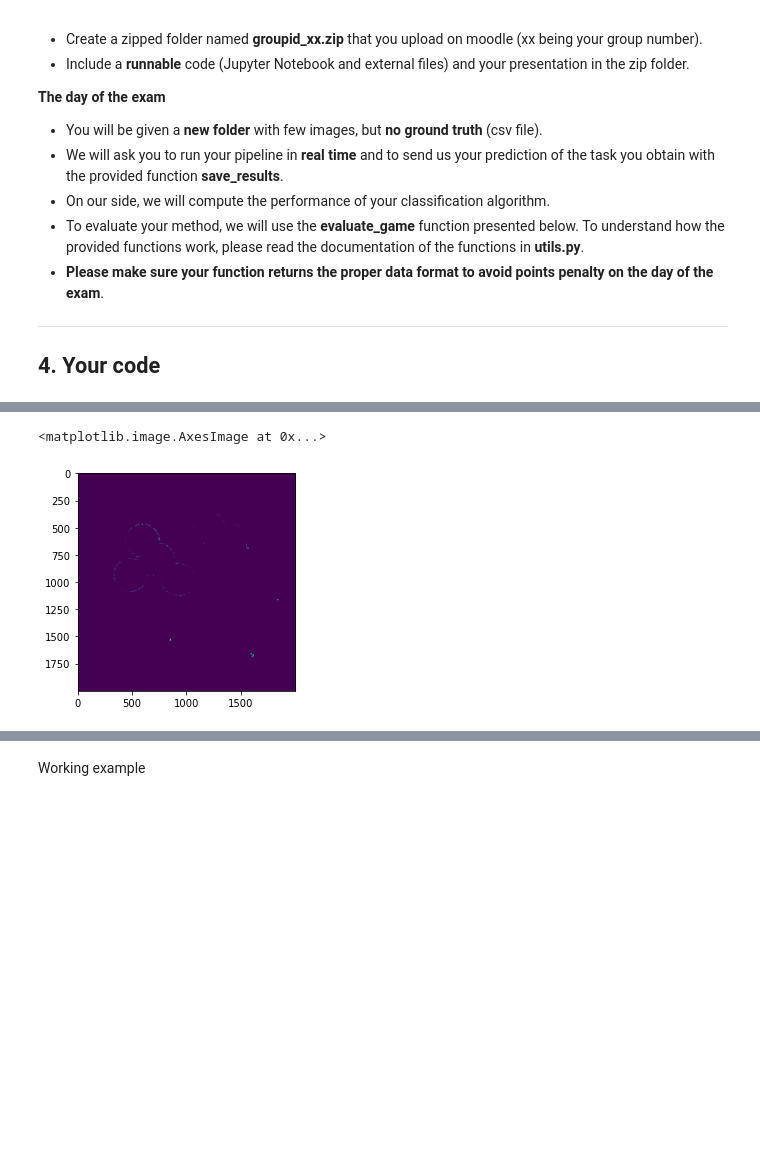
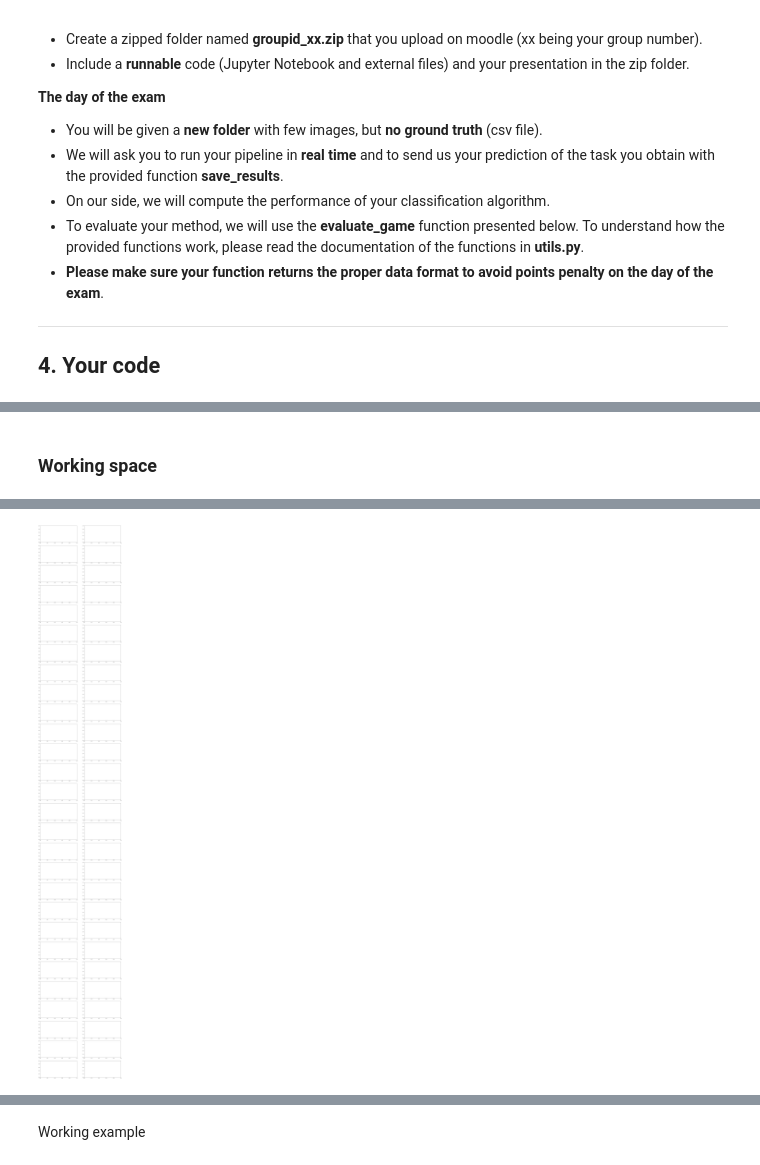
Before and after one commit to fraborg99/Iapr_final_project, a Jupyter notebook: project.ipynb, the cells around one changed output, grey strips where cells are left out. Saved outputs shown, nothing was run; the diff lists cells and outputs as text; code cells hidden in the pictures; blank space fills up the shorter version.

Commit message:
count fiches

```diff
--- a/project.ipynb
+++ b/project.ipynb
@@ -432,11 +378,0 @@ plt.imshow(hsv)
-# %%
-hsv = cv2.cvtColor(fiches, cv2.COLOR_BGR2HSV)
-# lower bound and upper bound for Green color
-lower_bound = np.array([50, 20, 20])
-upper_bound = np.array([100, 255, 255])
-# find the colors within the boundaries
-mask = cv2.inRange(hsv, lower_bound, upper_bound)
-plt.imshow(mask)
-# %% [output]
-<matplotlib.image.AxesImage at 0x...>
-[figure, removed]
@@ -442,0 +382,2 @@ plt.imshow(mask)
+# %%
+mean_saturation = np.load("mean_saturation.npy")
@@ -442,0 +556,2 @@ plt.imshow(mask)
+# %% [markdown]
+### Working space
@@ -442,0 +659,63 @@ plt.imshow(mask)
+# %%
+path_data = "data/train"
+img_name = "train_"
+
+# test cut sections
+n = 28
+k = 4
+rows = n
+fig, axs = plt.subplots(rows, 2 ,figsize=(20,5*rows))
+dicts = []
+
+for i in range(n):
+    print(f"analyzing image {i}")
+    file = os.path.join(path_data, img_name+str(i).zfill(2)+".jpg")
+    im = skimage.io.imread(file)
+    out = deskew(im)
+    pl1, pl2, pl3, pl4, table, fiches = area_partition(out)
+    allplayers = [pl1, pl2, pl3, pl4, table, fiches]
+#     chips = os.path.join("data/image_setup/chips.jpg")
+    # ref = skimage.io.imread(chips)[1500:3000,2300:4000]
+    # hsv = cv2.cvtColor(ref, cv2.COLOR_BGR2HSV)
+    dicts.append(count_fiches(fiches))
+#     print(find_white(fiches))
+#     # first we map the fiches image to HSV
+#     fiches_hsv = cv2.cvtColor(fiches, cv2.COLOR_BGR2HSV)
+#     # to deal with the saturation problem in this case we define two different thresholds to be applied to the images, one
+#     # for those with a mean saturation higher than the mean saturation by one standard deviation and the others
+#     if np.abs(np.mean(fiches_hsv[:,:,1]) - 61.57001)> 33.639077:
+#         # lower bound and upper bound for green color found by trial and error
+#         lower_bound = np.array([30, 60, 40])
+#         upper_bound = np.array([90, 120,100])
+#     else:
+#         # lower bound and upper bound for green color found by trial and error
+#         lower_bound = np.array([23, 180, 60])
+#         upper_bound = np.array([40, 255,220])
+#     # find the colors within the boundaries
+#     mask = cv2.inRange(fiches_hsv, lower_bound, upper_bound)
+#     # closing and opening to remove unwanted noise from the mask
+#     kernelcl = np.ones((20,20),np.uint8)
+#     kernelop = np.ones((100,100),np.uint8)
+#     mask2 = cv2.morphologyEx(mask, cv2.MORPH_CLOSE, kernelcl)
+#     mask2 = cv2.morphologyEx(mask2, cv2.MORPH_OPEN, kernelop)
+#     # Now we detect the edges in the mask we created and we find the contours
+#     edges = cv2.Canny(mask2, 10, 10, apertureSize=3)
+#     contours, hierarchy = cv2.findContours(edges, cv2.RETR_EXTERNAL, cv2.CHAIN_APPROX_SIMPLE)
+#     area = 0
+#     # we sum up the areas of the found contours and chech how many fiches can be contained in that area, using as the
+#     # reference area of a fiche 55000 since now the the erosive effect is sronger
+#     for c in contours:
+#         area+=cv2.contourArea(c)
+#     n = area //53000
+#     # however if we find that there are more contours than estimated fiches we use the number of contours as result
+#     if len(contours)>n:
+#         n = len(contours)#     if n > 8:
+# #         n = 0
+#     row = i
+#     col = i%2
+#     axs[i, 1].imshow(mask2)
+#     axs[i, 0].imshow(fiches)
+#     axs[i, 1].set_title(str(n) +" " + str(i))
+
+# fig.subplots_adjust(wspace=None, hspace=None)
+# %% [output]
@@ -442,0 +739 @@ plt.imshow(mask)
+[figure, added]
```
Also changed, not shown: parts of 16 cells of this notebook.
